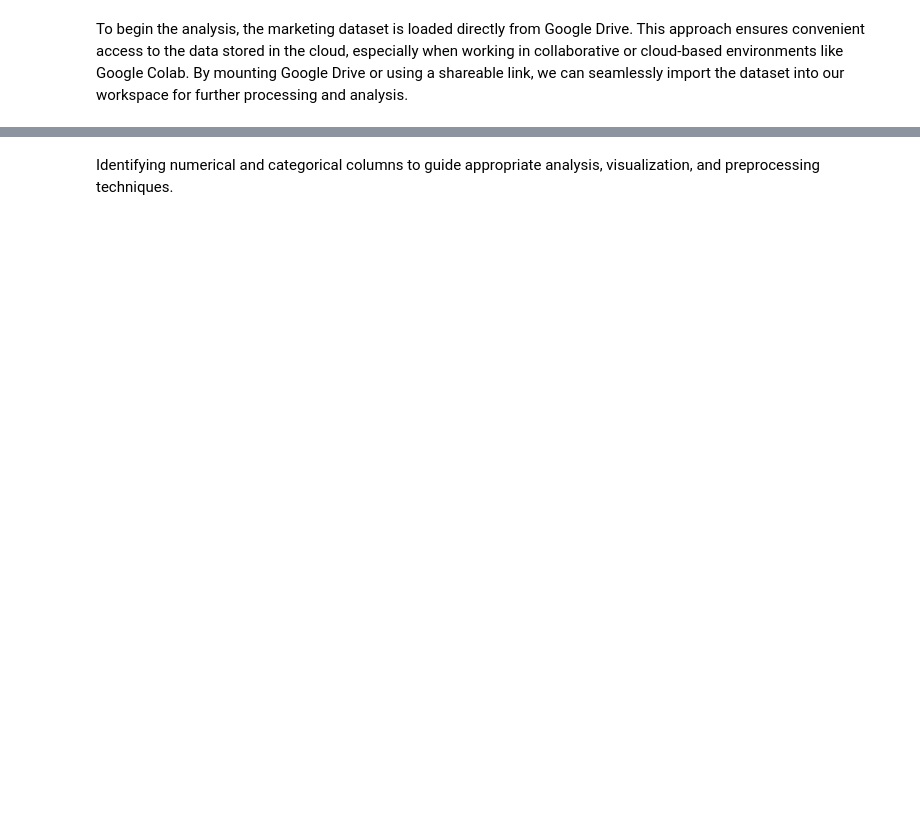
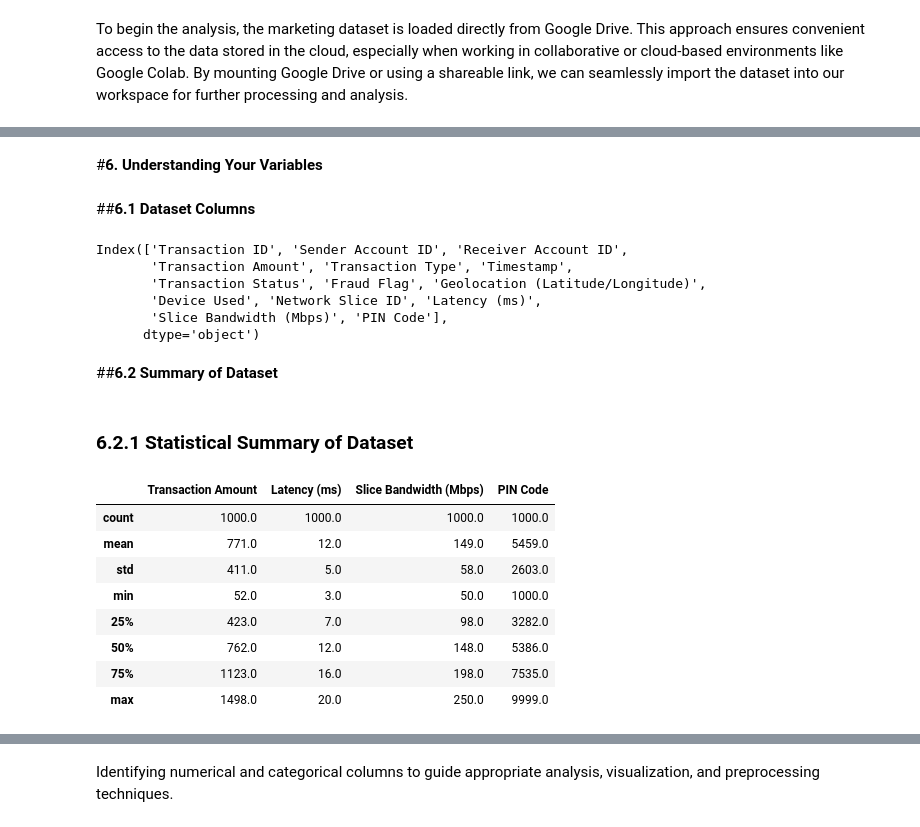
Before and after one commit to Sagarjain93/Operations_transaction_Data, a Jupyter notebook: transaction_data.ipynb, the cells around one changed output, grey strips where cells are left out. Drawn from its saved outputs; the diff is of its cells as text; code cells hidden in the pictures; blank space fills up the shorter version.

```diff
--- a/transaction_data.ipynb
+++ b/transaction_data.ipynb
@@ -99,0 +197,31 @@ df = pd.read_csv('/content/drive/MyDrive/colab/eda/8. Operations/transaction_dat
+# %% [markdown]
+#**6. Understanding Your Variables**
+# %% [markdown]
+##**6.1 Dataset Columns**
+# %%
+#dataset columns
+df.columns
+# %% [output]
+Index(['Transaction ID', 'Sender Account ID', 'Receiver Account ID',
+       'Transaction Amount', 'Transaction Type', 'Timestamp',
+       'Transaction Status', 'Fraud Flag', 'Geolocation (Latitude/Longitude)',
+       'Device Used', 'Network Slice ID', 'Latency (ms)',
+       'Slice Bandwidth (Mbps)', 'PIN Code'],
+      dtype='object')
+# %% [markdown]
+##**6.2 Summary of Dataset**
+# %% [markdown]
+### **6.2.1 Statistical Summary of Dataset**
+# %%
+# Dataset Describe
+df.describe().round()
+# %% [output]
+|  | Transaction Amount | Latency (ms) | Slice Bandwidth (Mbps) | PIN Code |
+| count | 1000.0 | 1000.0 | 1000.0 | 1000.0 |
+| mean | 771.0 | 12.0 | 149.0 | 5459.0 |
+| std | 411.0 | 5.0 | 58.0 | 2603.0 |
+| min | 52.0 | 3.0 | 50.0 | 1000.0 |
+| 25% | 423.0 | 7.0 | 98.0 | 3282.0 |
+| 50% | 762.0 | 12.0 | 148.0 | 5386.0 |
+| 75% | 1123.0 | 16.0 | 198.0 | 7535.0 |
+| max | 1498.0 | 20.0 | 250.0 | 9999.0 |
```
Also changed, not shown: parts of 140 cells of this notebook.
